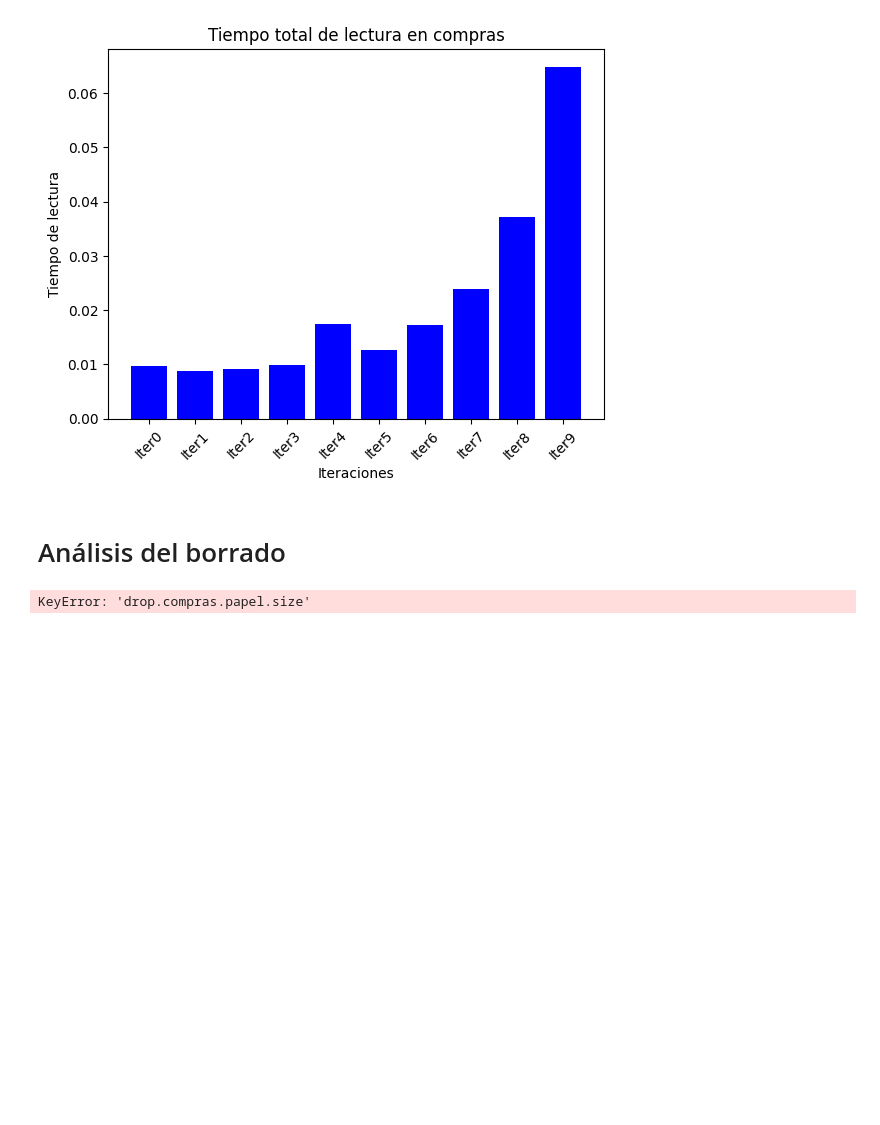
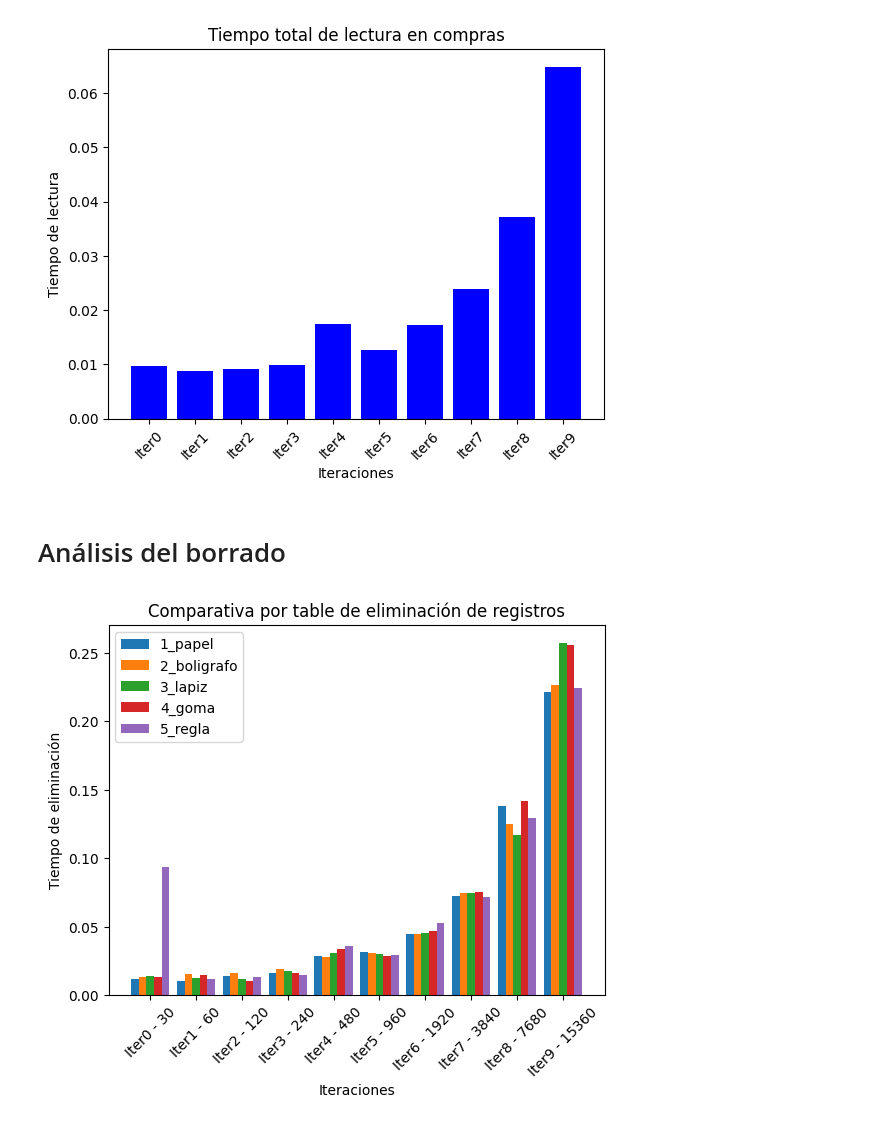
Before and after one commit to santii810/MongoProfiling, a Jupyter notebook: plot_result.ipynb, the cells around one changed output. Drawn from its saved outputs; the diff is of its cells as text; code cells hidden in the pictures; blank space fills up the shorter version.

```diff
--- a/plot_result.ipynb
+++ b/plot_result.ipynb
@@ -187,33 +187,33 @@ plot_read_time(all_data[file_to_analize], "compras")
 # Análisis del borrado
 # %%
 def plot_delete_comparation_time(data, db):
-    x_labels = [f"{k} - {v['drop.compras.papel.size']}" for k, v in data.items()]
+    x_labels = [f"{k} - {v['drop.compras.1_papel.size']}" for k, v in data.items()]
     # x_labels = data.keys()
 
     bar_keys = ELEMENT_TYPE
     ancho_barra = 1 / (len(bar_keys) + 1)
 
     indice = range(len(x_labels))
 
     for i, elem in enumerate(bar_keys):
         desplazamiento = (i - 1) * ancho_barra
         plt.bar(
             [x + desplazamiento for x in indice],
             [x[f"drop.{db}.{elem}.time"] for x in data.values()],
             width=ancho_barra,
             label=elem,
         )
 
     plt.xlabel("Iteraciones")
     plt.ylabel("Tiempo de eliminación")
     plt.title("Comparativa por table de eliminación de registros")
     plt.xticks([i + ancho_barra for i in indice], x_labels)
     show_plot()
 
 
 plot_delete_comparation_time(all_data[file_to_analize], "ventas")
 # %% [output]
-KeyError: 'drop.compras.papel.size'
+[figure, added]
 # %%
 def compare_files(databases, insert_type):
     insert_size = size = [
```
Also changed, not shown: parts of 4 cells of this notebook, 3 other files.
